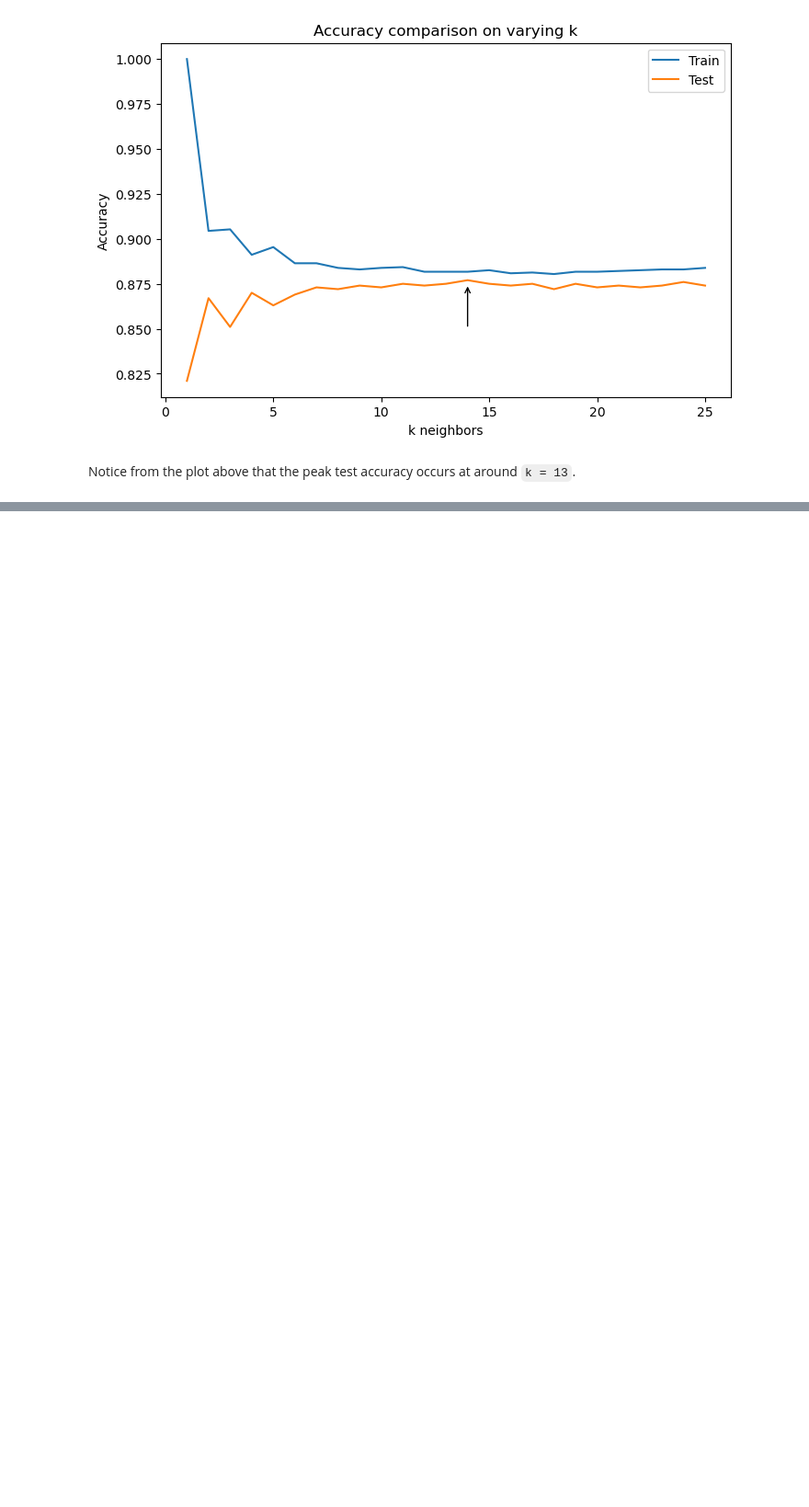
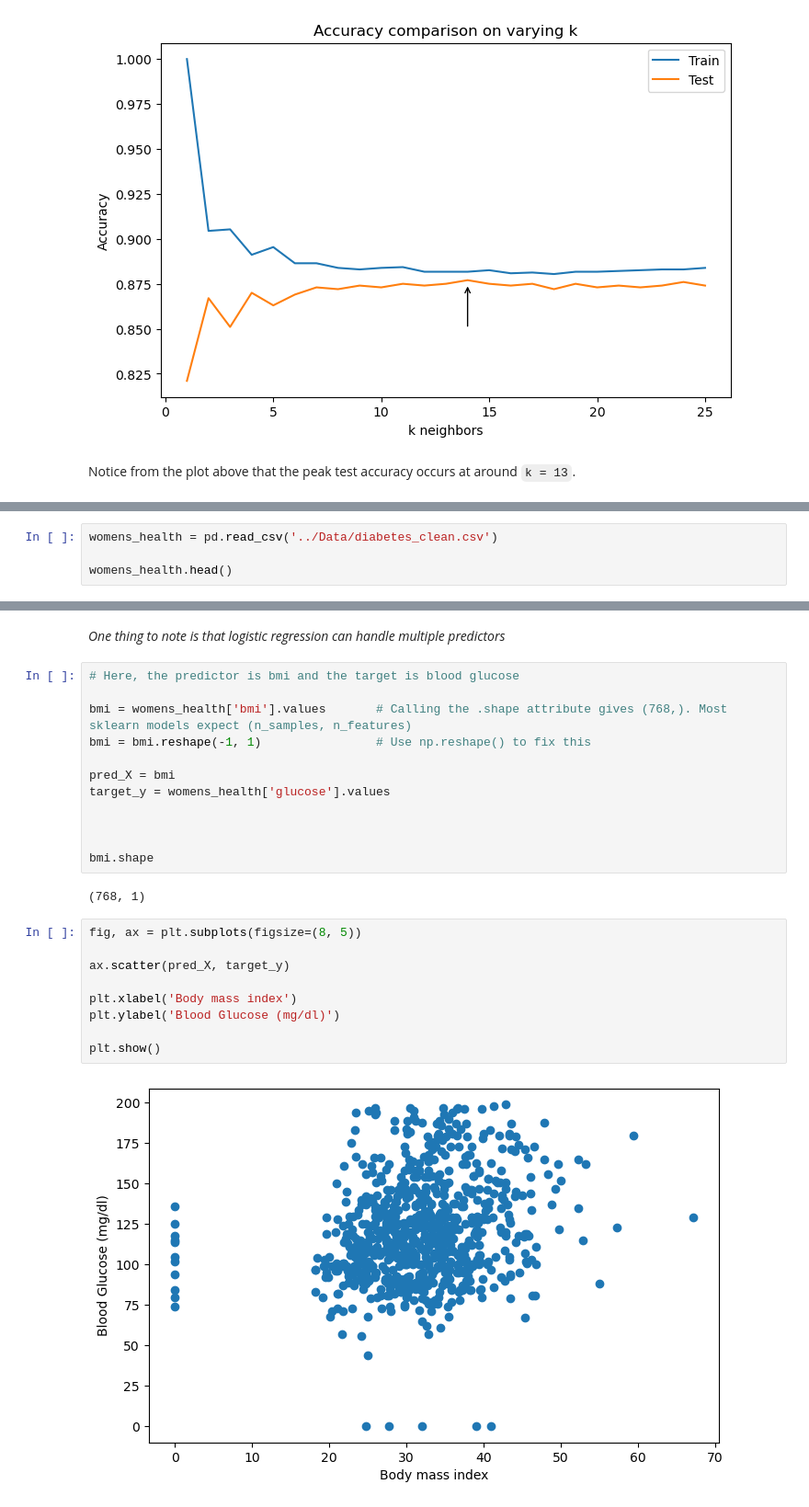
Before and after one commit to drksz/Learning-ML, a Jupyter notebook: sklearn-supervised-learning/sklearnSupervised.ipynb, the cells around one changed output, grey strips where cells are left out. Shown at 92% size. Saved outputs shown, nothing was run; the diff lists cells and outputs as text; blank space fills up the shorter version.

Commit message:
started with regression in sklearn

```diff
--- a/sklearn-supervised-learning/sklearnSupervised.ipynb
+++ b/sklearn-supervised-learning/sklearnSupervised.ipynb
@@ -179,0 +185,4 @@ Notice from the plot above that the peak test accuracy occurs at around `k = 13`
+# %%
+womens_health = pd.read_csv('../Data/diabetes_clean.csv')
+
+womens_health.head()
@@ -179,0 +196,27 @@ Notice from the plot above that the peak test accuracy occurs at around `k = 13`
+# %% [markdown]
+*One thing to note is that logistic regression can handle multiple predictors*
+# %%
+# Here, the predictor is bmi and the target is blood glucose
+
+bmi = womens_health['bmi'].values       # Calling the .shape attribute gives (768,). Most sklearn models expect (n_samples, n_features)
+bmi = bmi.reshape(-1, 1)                # Use np.reshape() to fix this
+
+pred_X = bmi
+target_y = womens_health['glucose'].values
+
+
+
+bmi.shape
+# %% [output]
+(768, 1)
+# %%
+fig, ax = plt.subplots(figsize=(8, 5))
+
+ax.scatter(pred_X, target_y)
+
+plt.xlabel('Body mass index')
+plt.ylabel('Blood Glucose (mg/dl)')
+
+plt.show()
+# %% [output]
+[figure, added]
```
Also changed, not shown: parts of 6 cells of this notebook, 1 other file.
